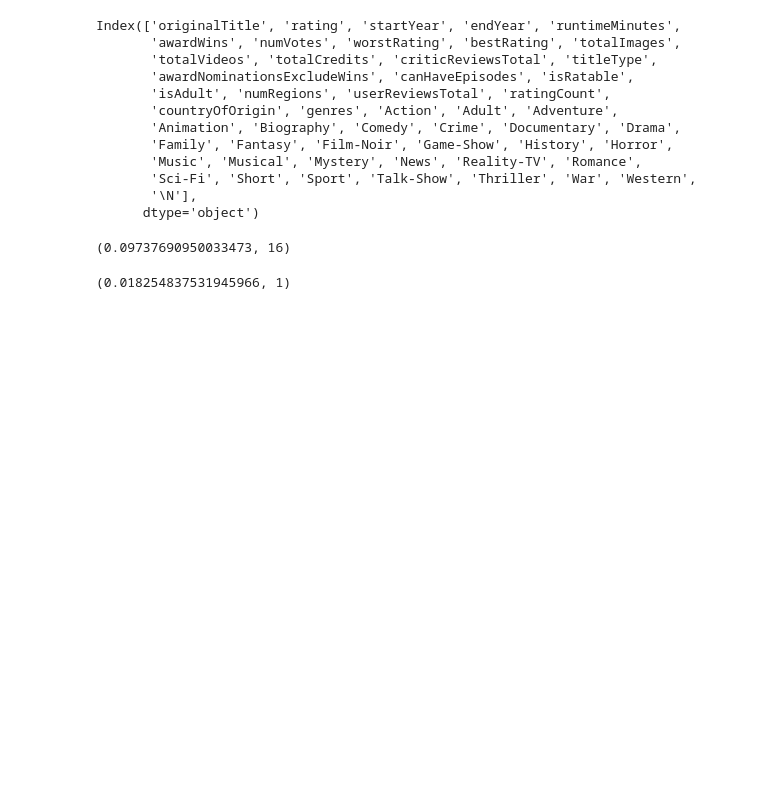
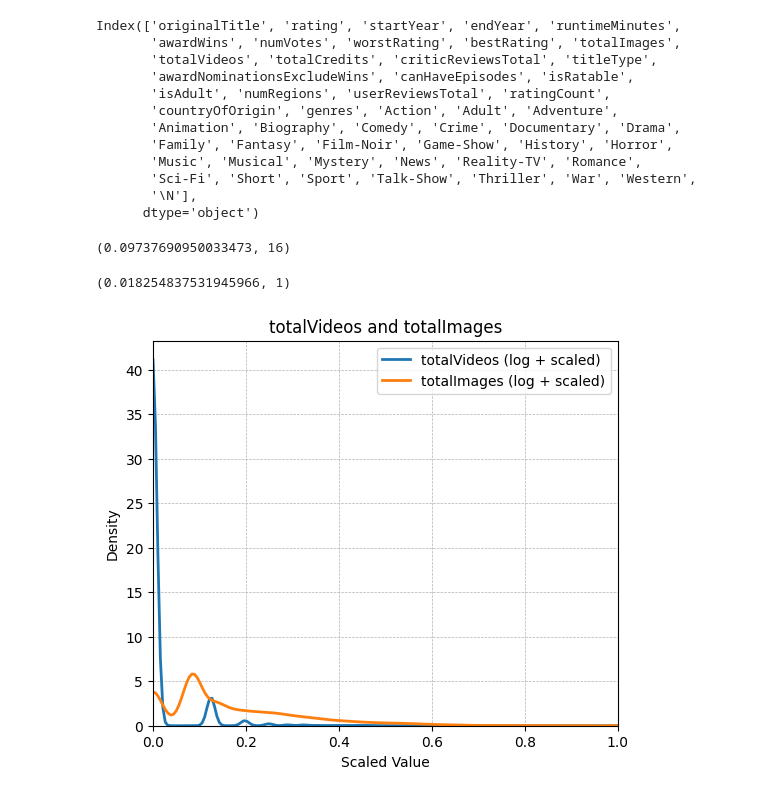
Before and after one commit to ChefBB/data_mining_1, a Jupyter notebook: code/notebook_bruno_report explorations.ipynb, the cells around one changed output. Drawn from its saved outputs; the diff is of its cells as text; code cells hidden in the pictures; blank space fills up the shorter version.

Commit message:
added graphs and updated chapter 1

```diff
--- a/code/notebook_bruno_report explorations.ipynb
+++ b/code/notebook_bruno_report explorations.ipynb
@@ -98,3 +98,35 @@ percent_diff = 100 * diff_count / len(test)
 percent_diff, diff_count
 # %% [output]
 (0.018254837531945966, 1)
+# %%
+import matplotlib.pyplot as plt
+import seaborn as sns
+from sklearn.preprocessing import MinMaxScaler
+import numpy as np
+
+# Convert totalVideos and totalImages to log scale (add 1 to avoid log(0))
+videos_log = np.log1p(train['totalVideos'])
+images_log = np.log1p(train['totalImages'])
+
+# Combine and reshape into a 2D array for scaling
+log_combined = np.vstack((videos_log, images_log)).T
+
+# Scale the data
+scaler = MinMaxScaler()
+scaled = scaler.fit_transform(log_combined)
+scaled_videos = scaled[:, 0]
+scaled_images = scaled[:, 1]
+
+# Plot KDE (smoothed line plot of distribution)
+plt.figure(figsize=(6, 5))
+sns.kdeplot(scaled_videos, label='totalVideos (log + scaled)', color='tab:blue', linewidth=2)
+sns.kdeplot(scaled_images, label='totalImages (log + scaled)', color='tab:orange', linewidth=2)
+plt.xlabel('Scaled Value')
+plt.ylabel('Density')
+plt.title('totalVideos and totalImages')
+plt.legend()
+plt.grid(True, linestyle="--", linewidth=0.5)
+plt.xlim(0, 1)
+plt.show()
+# %% [output]
+[figure, added]
```
Also changed, not shown: parts of 1 cell of this notebook, 10 other files.
